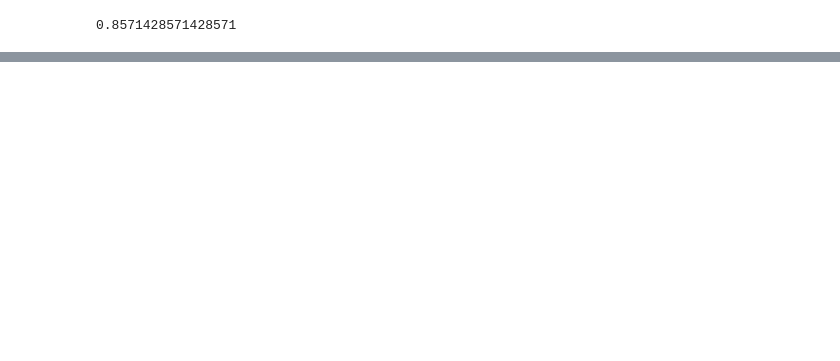
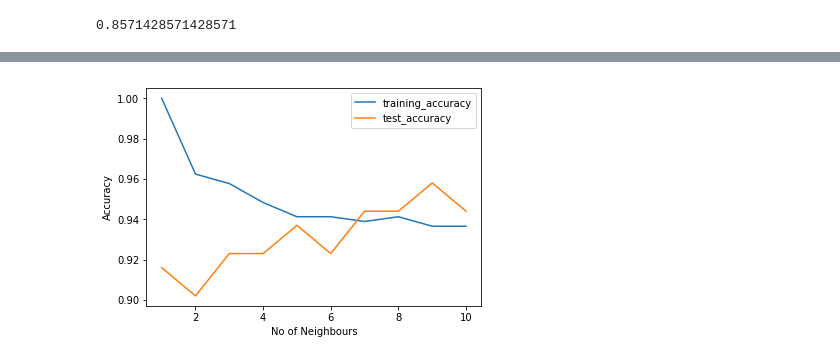
Before and after one commit to ArunJayan/Machine-Learning-Workspace, a Jupyter notebook: chapter 2/KNNClassification.ipynb, the cells around one changed output, grey strips where cells are left out. Cells and saved outputs as stored; diff of their text form; code cells hidden in the pictures; blank space fills up the shorter version.

```diff
--- a/chapter 2/KNNClassification.ipynb
+++ b/chapter 2/KNNClassification.ipynb
@@ -127,0 +179,7 @@ knn_clsfr.score(X_test,y_test) #we need to pass input X_test and label y_test
+# %%
+X_train , X_test , y_train , y_test = train_test_split(data_cancer.data , data_cancer.target,random_state=0)
+# %%
+clf = KNeighborsClassifier(n_neighbors=3)
+# %%
+#train the model
+clf.fit(X_train,y_train)
@@ -127,0 +209,19 @@ knn_clsfr.score(X_test,y_test) #we need to pass input X_test and label y_test
+# %%
+#Test accuracy
+test_accuracy_list = []
+#training accuracy
+training_accuracy_list = []
+#No of neighbours
+neighbours = range(1,11)
+for n in neighbours:
+    #Here n is the number of neighbors
+    clssifier = KNeighborsClassifier(n_neighbors=n)
+    #train the model
+    clssifier.fit(X_train,y_train)
+    #Append the score of accuracy for training set into the list
+    training_accuracy_list.append(clssifier.score(X_train,y_train))
+    #Append the score of accuracy for test set into the list
+    test_accuracy_list.append(clssifier.score(X_test,y_test))
+
+print "Training Accuracy score list : ", training_accuracy_list
+print "\nTest Accuracy score list :",test_accuracy_list
@@ -127,0 +232,10 @@ knn_clsfr.score(X_test,y_test) #we need to pass input X_test and label y_test
+# %%
+#Now we will plot this data against number of neighbours
+plt.xlabel("No of Neighbours")
+plt.ylabel("Accuracy")
+plt.plot(neighbours,training_accuracy_list,label = "training_accuracy")
+plt.plot(neighbours,test_accuracy_list,label="test_accuracy")
+plt.legend()
+plt.show()
+# %% [output]
+[figure, added]
```
Also changed, not shown: parts of 12 cells of this notebook.
